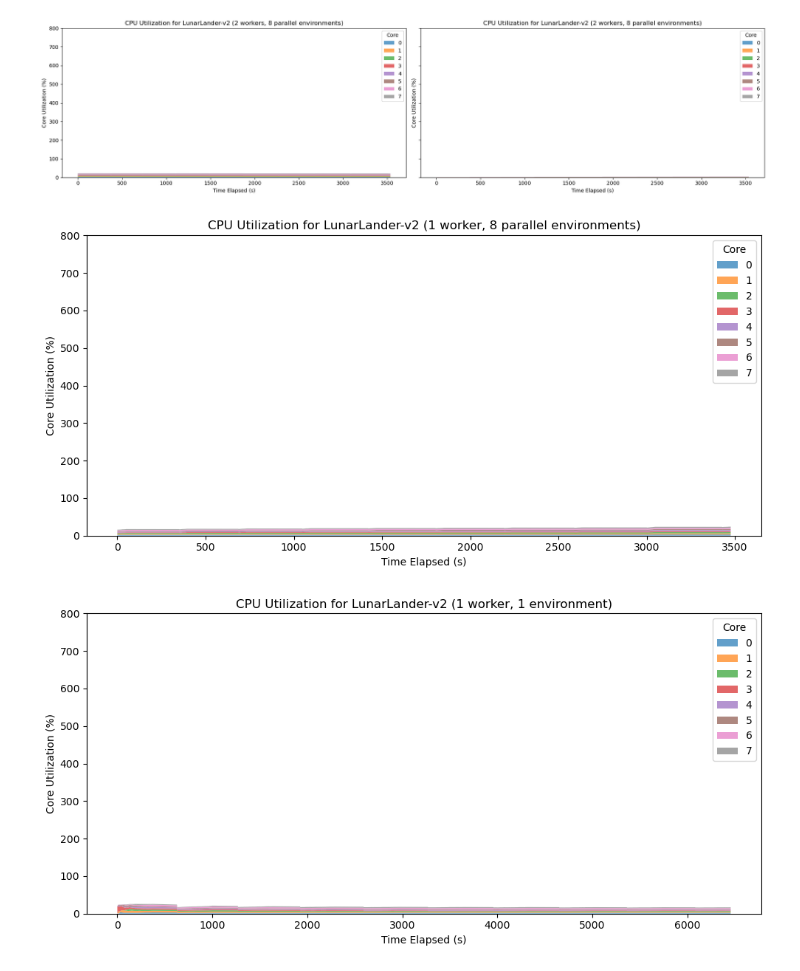
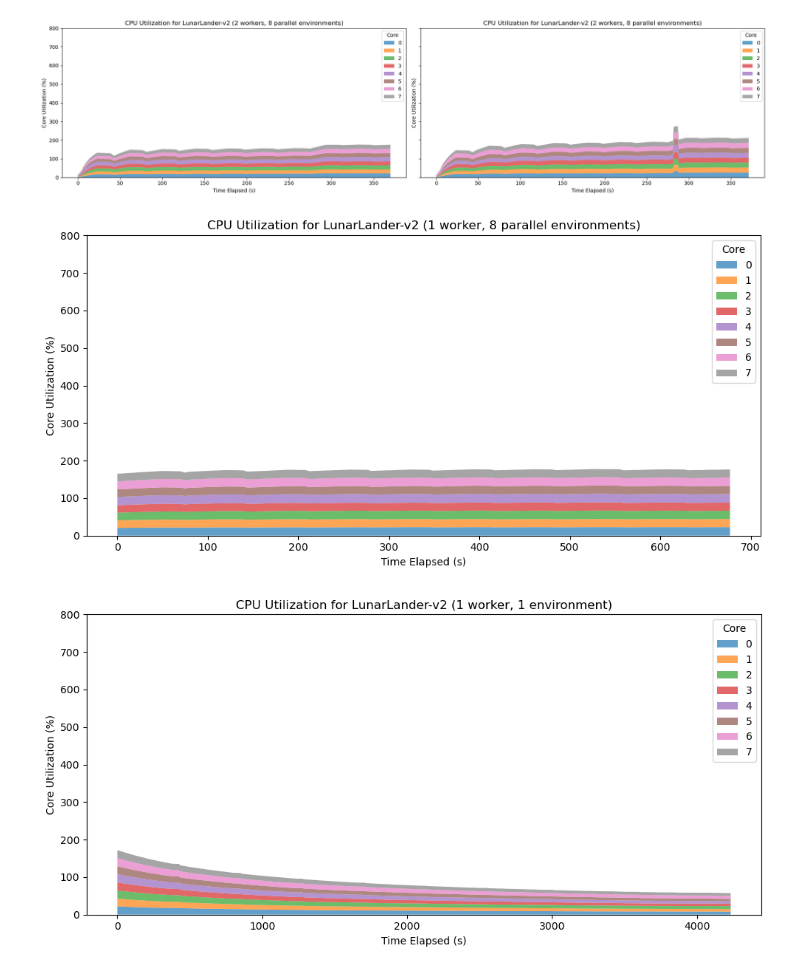
Before and after one commit to bmcnns/distributed-tpg, a Jupyter notebook: more_results.ipynb, the cells around one changed output. Cells and saved outputs as stored; diff of their text form; code cells hidden in the pictures.

```diff
--- a/more_results.ipynb
+++ b/more_results.ipynb
@@ -18,21 +27,21 @@ SELECT * FROM db.public.compute_configs
 df_2_workers = duckdb.query("""
 SELECT time, COUNT(*) OVER (ORDER BY time ROWS BETWEEN UNBOUNDED PRECEDING AND CURRENT ROW) as num_steps
 FROM db.public.training
-WHERE run_id = 'db7e8e15-76a4-455c-94b3-1531260046c2'
+WHERE run_id = '10ec8fee-6603-4de3-8c67-5ae287c33d56'
 ORDER BY time
 """).df()
 
 df_1_worker = duckdb.query("""
 SELECT time, COUNT(*) OVER (ORDER BY time ROWS BETWEEN UNBOUNDED PRECEDING AND CURRENT ROW) as num_steps
 FROM db.public.training
-WHERE run_id = 'b23e79dd-875a-479f-a828-3dab2b1f45e1'
+WHERE run_id = 'b24e3011-5d62-4b2c-97f0-a8f996b88027'
 ORDER BY time
 """).df()
 
 df_single_thread = duckdb.query("""
 SELECT time, COUNT(*) OVER (ORDER BY time ROWS BETWEEN UNBOUNDED PRECEDING AND CURRENT ROW) as num_steps
 FROM db.public.training
-WHERE run_id = '877f981b-83c6-4c1e-843a-39e827f22912'
+WHERE run_id = '28febfb1-4218-4943-af34-5d27fc2a8dce'
 ORDER BY time
 """).df()
 
@@ -84,9 +82,9 @@ from scipy.ndimage import gaussian_filter1d
 
 # Define the runs and their corresponding workers
 runs = {
-    'db7e8e15-76a4-455c-94b3-1531260046c2': ['alice', 'bob'],
-    'b23e79dd-875a-479f-a828-3dab2b1f45e1': ['alice'],
-    '877f981b-83c6-4c1e-843a-39e827f22912': ['alice']
+    '10ec8fee-6603-4de3-8c67-5ae287c33d56': ['alice', 'bob'],
+    'b24e3011-5d62-4b2c-97f0-a8f996b88027': ['alice'],
+    '28febfb1-4218-4943-af34-5d27fc2a8dce': ['alice']
 }
 
 # Define smoothing function
@@ -116,39 +114,39 @@ for run, workers in runs.items():
         pivot_df = df.pivot_table(index='time_elapsed', columns='core', values='utilization', aggfunc='mean')
 
         # Smooth the data
         window_size = 5  # Adjust window size as needed
         smoothed_df = pivot_df.apply(lambda x: smooth_data(pd.Series(x), window_size))
 
         # Plot on the appropriate axis
         axs[i].stackplot(smoothed_df.index, smoothed_df.T, labels=smoothed_df.columns, alpha=0.7)
 
         # Set titles based on worker type and configuration
-        if run == 'db7e8e15-76a4-455c-94b3-1531260046c2':
+        if run == '10ec8fee-6603-4de3-8c67-5ae287c33d56':
             config = "2 workers, 8 parallel environments"
-        elif run == 'b23e79dd-875a-479f-a828-3dab2b1f45e1':
+        elif run == 'b24e3011-5d62-4b2c-97f0-a8f996b88027':
             config = "1 worker, 8 parallel environments"
-        elif run == '877f981b-83c6-4c1e-843a-39e827f22912':
+        elif run == '28febfb1-4218-4943-af34-5d27fc2a8dce':
             config = "1 worker, 1 environment"
 
         title = f'CPU Utilization for LunarLander-v2 ({config})'
 
         axs[i].set_title(title)
         axs[i].set_xlabel('Time Elapsed (s)')
         axs[i].set_ylabel('Core Utilization (%)')
         axs[i].set_ylim(0, 800)
         axs[i].legend(title='Core')
 
     plt.tight_layout()
 
     plt.savefig(f"./figures/{run}_cpu_utilization.png")
     plt.show()
 
     # Close the figure
     plt.close()
 # %% [output]
-[figure, old version]
+[figure, new version]
-[figure, old version]
+[figure, new version]
-[figure, old version]
+[figure, new version]
 # %%
 import matplotlib.pyplot as plt
 
```
Also changed, not shown: parts of 5 cells of this notebook, 2 other files.
